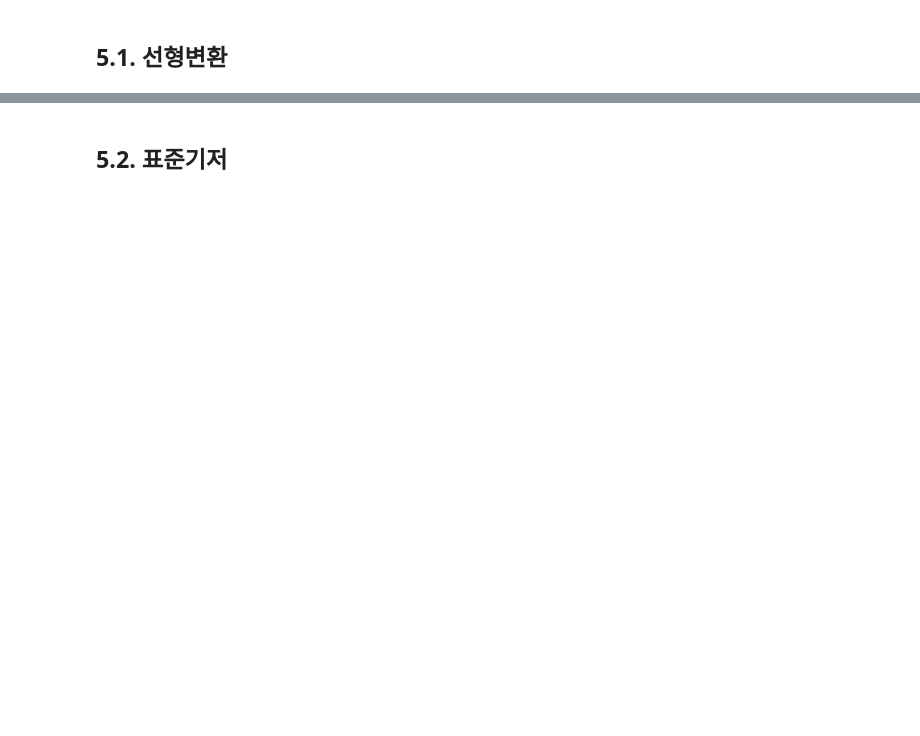
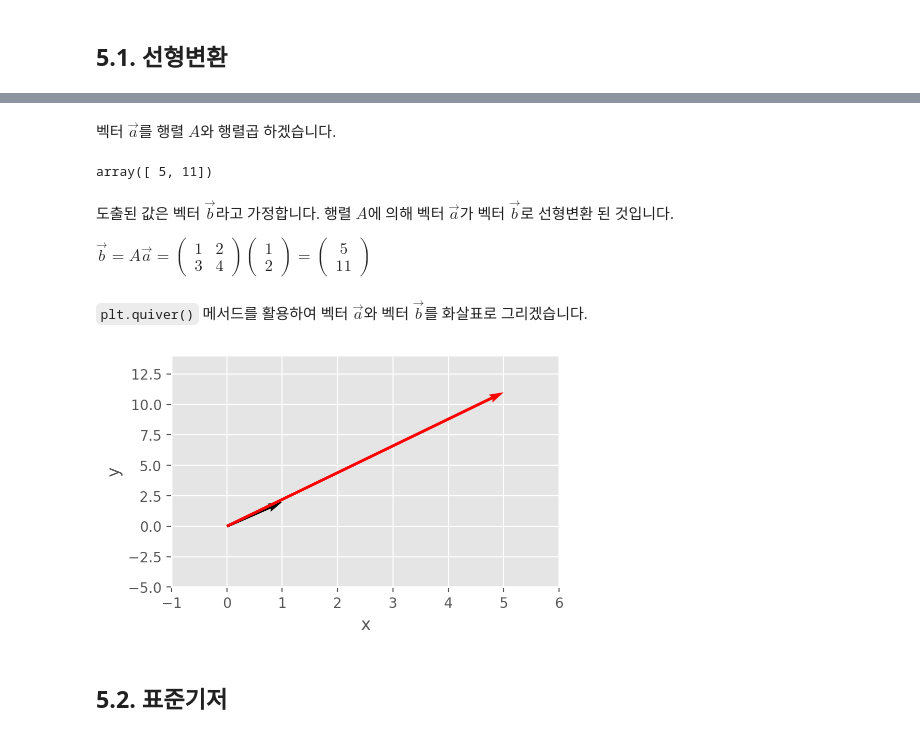
Before and after one commit to LeeSeungwon89/Artificial-intelligence-math, a Jupyter notebook: 2. 선형대수.ipynb, the cells around one changed output, grey strips where cells are left out. Drawn from its saved outputs; the diff is of its cells as text; code cells hidden in the pictures; blank space fills up the shorter version.

```diff
--- a/2. 선형대수.ipynb
+++ b/2. 선형대수.ipynb
@@ -501,2 +517,54 @@ print(np.shape(a))
+# %% [markdown]
+벡터 $\overrightarrow{a}$를 행렬 $A$와 행렬곱 하겠습니다.
+# %%
+A = np.array([[1, 2],
+              [3, 4]])
+a = np.array([1, 2])
+np.dot(A, a)
+# %% [output]
+array([ 5, 11])
+# %% [markdown]
+도출된 값은 벡터 $\overrightarrow{b}$라고 가정합니다. 행렬 $A$에 의해 벡터 $\overrightarrow{a}$가 벡터 $\overrightarrow{b}$로 선형변환 된 것입니다.
+
+$\overrightarrow{b} = A\overrightarrow{a} = \begin{pmatrix}
+1 & 2 \\
+3 & 4
+\end{pmatrix}
+\begin{pmatrix}
+1\\
+2
+\end{pmatrix} = \begin{pmatrix}
+5\\
+11
+\end{pmatrix}$
+# %% [markdown]
+`plt.quiver()` 메서드를 활용하여 벡터 $\overrightarrow{a}$와 벡터 $\overrightarrow{b}$를 화살표로 그리겠습니다.
+# %%
+plt.style.use('ggplot')
+plt.figure(figsize=(5, 3))
+
+# 시작점을 설정합니다.
+start = np.array([0, 0])
+# 벡터 b를 인스턴스화합니다.
+b = np.array([5, 11])
+
+# `start[0]`과 `start[1]`은 시작점 x와 y입니다.
+# `vector[0]`과 `vector[1]`은 화살표의 x성분과 y성분입니다.
+# `angles`는 화살표 각도의 결정 방법, `scale_units`는 스케일 단위, `scale`은 스케일입니다.
+def test_quiver(start, vector, color):
+    plt.quiver(start[0], start[1], vector[0], vector[1], angles='xy',
+               scale_units='xy', scale=1, color=color)
+
+test_quiver(start, a, color='k')
+test_quiver(start, b, color='r')
+
+plt.xlim([-1, 6])
+plt.ylim([-5, 14])
+plt.xlabel('x')
+plt.ylabel('y')
+
+plt.show()
+# %% [output]
+[figure, added]
 # %% [markdown]
 ## **5.2. 표준기저**
```
Also changed, not shown: parts of 5 cells of this notebook.
